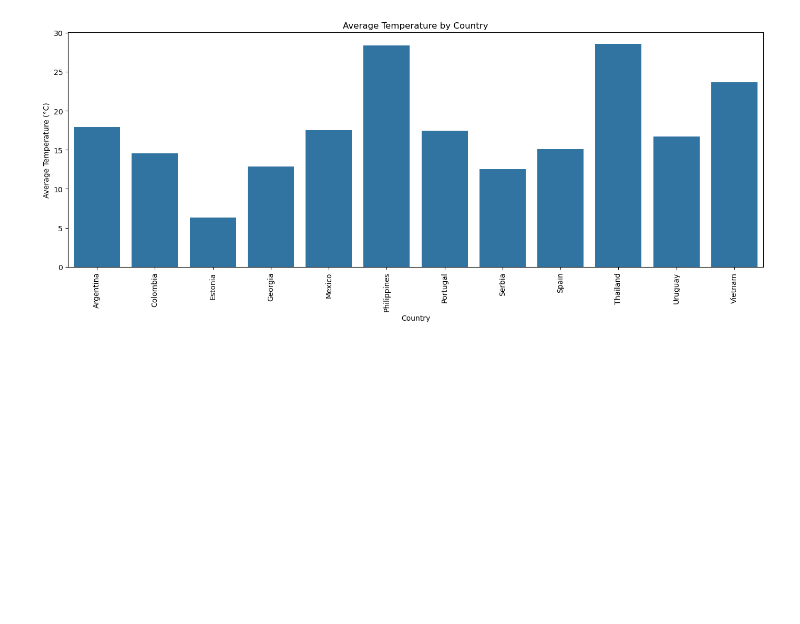
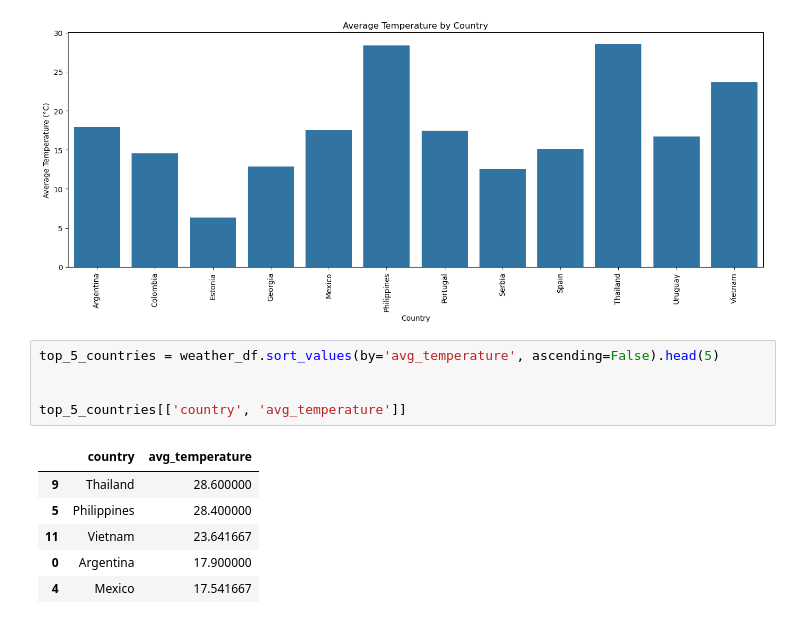
Before and after one commit to filipdjordjevic222/digital_nomads, a Jupyter notebook: Notebooks/Weather_clean.ipynb, the cells around one changed output. Drawn from its saved outputs; the diff is of its cells as text; blank space fills up the shorter version.

```diff
--- a/Notebooks/Weather_clean.ipynb
+++ b/Notebooks/Weather_clean.ipynb
@@ -128,3 +128,15 @@ plt.savefig('../Visualisations/Average_Temperatur.png', bbox_inches='tight', dpi
 plt.show()
 # %% [output]
 [figure]
+# %%
+top_5_countries = weather_df.sort_values(by='avg_temperature', ascending=False).head(5)
+
+
+top_5_countries[['country', 'avg_temperature']]
+# %% [output]
+|  | country | avg_temperature |
+| 9 | Thailand | 28.600000 |
+| 5 | Philippines | 28.400000 |
+| 11 | Vietnam | 23.641667 |
+| 0 | Argentina | 17.900000 |
+| 4 | Mexico | 17.541667 |
```
Also changed, not shown: 4 other files.
